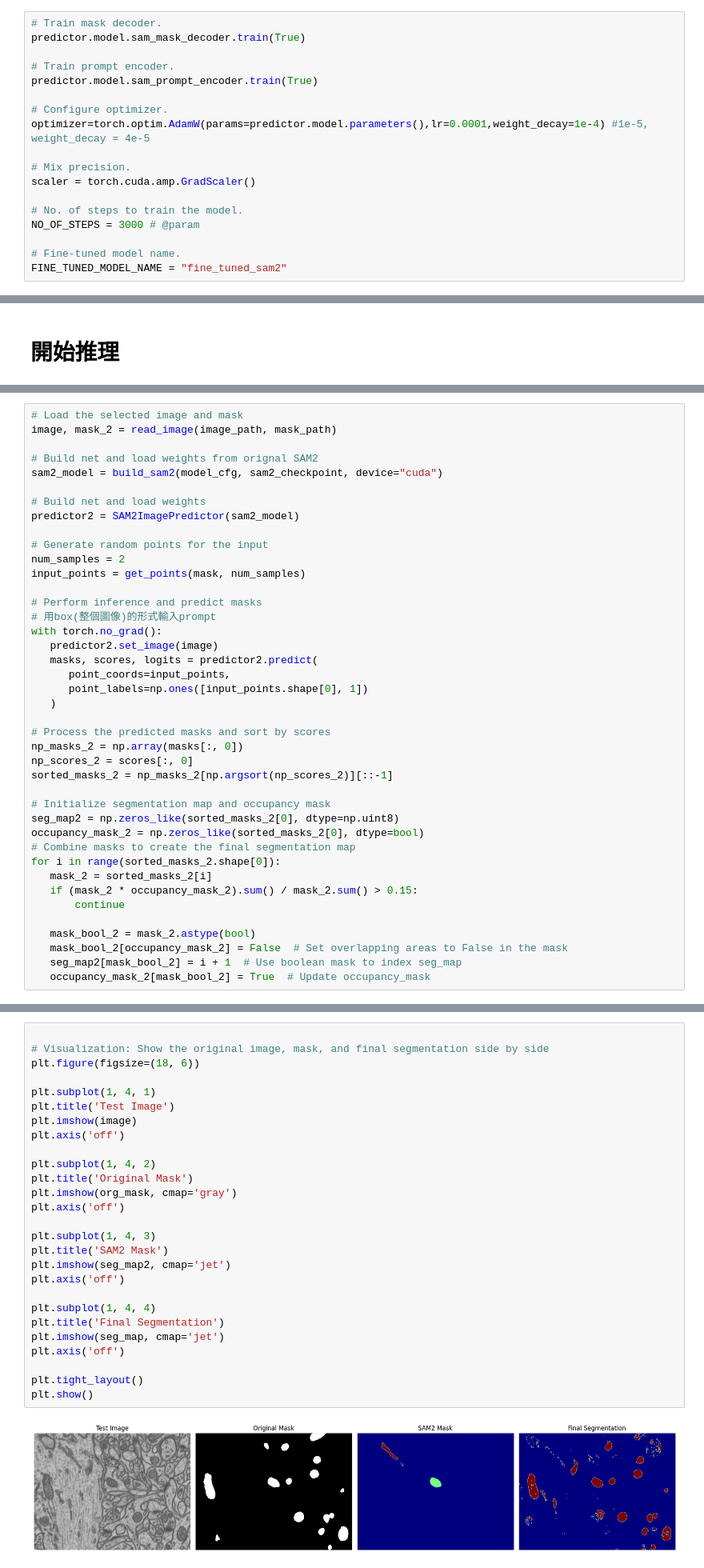
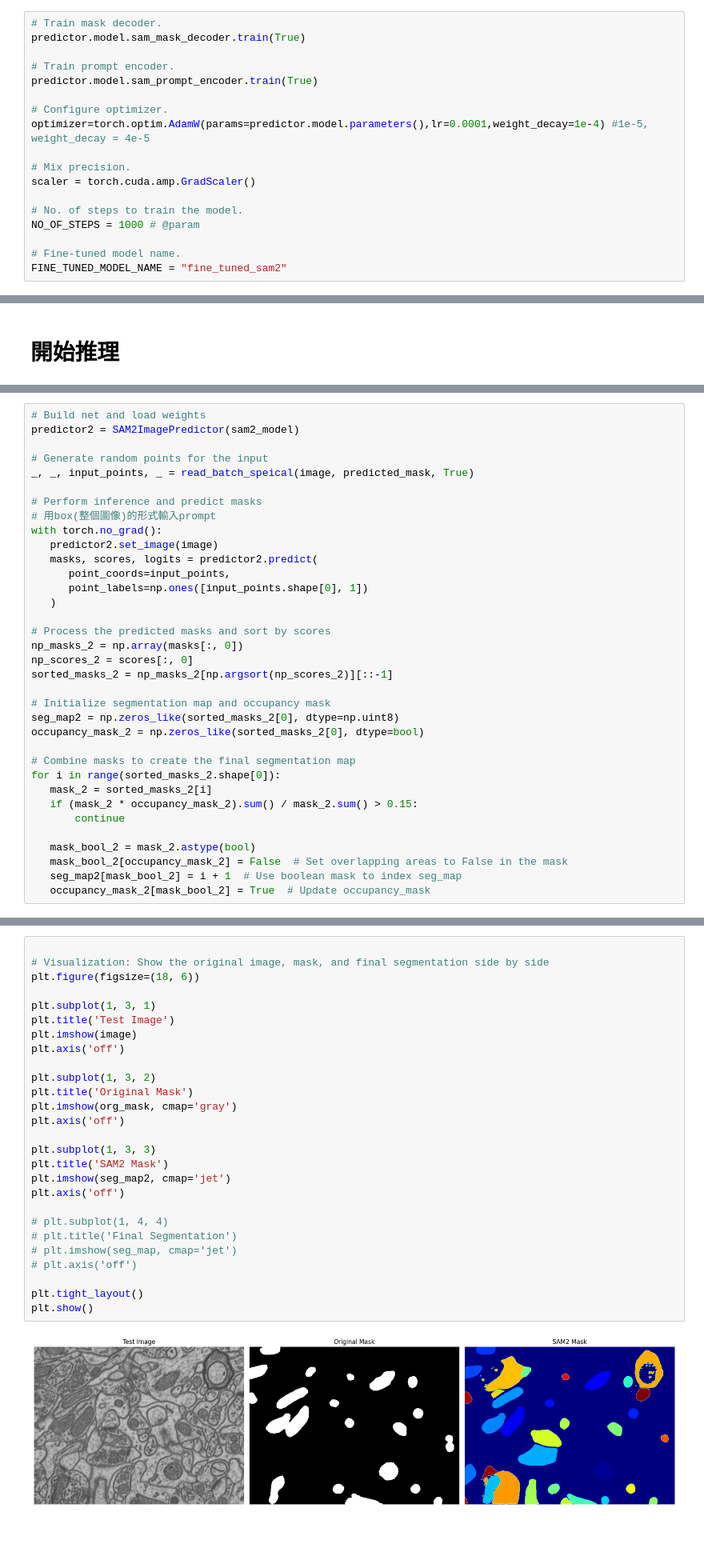
Before and after one commit to tom-choi/sam2, a Jupyter notebook: turnfinesam2.ipynb, the cells around one changed output, grey strips where cells are left out. Shown at 80% size. Saved outputs shown, nothing was run; the diff lists cells and outputs as text; blank space fills up the shorter version.

```diff
--- a/turnfinesam2.ipynb
+++ b/turnfinesam2.ipynb
@@ -159,7 +228,7 @@ optimizer=torch.optim.AdamW(params=predictor.model.parameters(),lr=0.0001,weight
 scaler = torch.cuda.amp.GradScaler()
 
 # No. of steps to train the model.
-NO_OF_STEPS = 3000 # @param
+NO_OF_STEPS = 1000 # @param
 
 # Fine-tuned model name.
 FINE_TUNED_MODEL_NAME = "fine_tuned_sam2"
@@ -338,16 +577,9 @@ Falling back to all available kernels for scaled_dot_product_attention (which ma
 # %%
-# Load the selected image and mask
-image, mask_2 = read_image(image_path, mask_path)
-
-# Build net and load weights from orignal SAM2
-sam2_model = build_sam2(model_cfg, sam2_checkpoint, device="cuda")
-
 # Build net and load weights
 predictor2 = SAM2ImagePredictor(sam2_model)
 
 # Generate random points for the input
-num_samples = 2
-input_points = get_points(mask, num_samples)
+_, _, input_points, _ = read_batch_speical(image, predicted_mask, True)
 
 # Perform inference and predict masks
 # 用box(整個圖像)的形式輸入prompt
@@ -366,6 +598,7 @@ sorted_masks_2 = np_masks_2[np.argsort(np_scores_2)][::-1]
 # Initialize segmentation map and occupancy mask
 seg_map2 = np.zeros_like(sorted_masks_2[0], dtype=np.uint8)
 occupancy_mask_2 = np.zeros_like(sorted_masks_2[0], dtype=bool)
+
 # Combine masks to create the final segmentation map
 for i in range(sorted_masks_2.shape[0]):
    mask_2 = sorted_masks_2[i]
@@ -379,29 +614,29 @@ for i in range(sorted_masks_2.shape[0]):
 # %%
 
 # Visualization: Show the original image, mask, and final segmentation side by side
 plt.figure(figsize=(18, 6))
 
-plt.subplot(1, 4, 1)
+plt.subplot(1, 3, 1)
 plt.title('Test Image')
 plt.imshow(image)
 plt.axis('off')
 
-plt.subplot(1, 4, 2)
+plt.subplot(1, 3, 2)
 plt.title('Original Mask')
 plt.imshow(org_mask, cmap='gray')
 plt.axis('off')
 
-plt.subplot(1, 4, 3)
+plt.subplot(1, 3, 3)
 plt.title('SAM2 Mask')
 plt.imshow(seg_map2, cmap='jet')
 plt.axis('off')
 
-plt.subplot(1, 4, 4)
-plt.title('Final Segmentation')
-plt.imshow(seg_map, cmap='jet')
-plt.axis('off')
+# plt.subplot(1, 4, 4)
+# plt.title('Final Segmentation')
+# plt.imshow(seg_map, cmap='jet')
+# plt.axis('off')
 
 plt.tight_layout()
 plt.show()
 # %% [output]
-[figure, old version]
+[figure, new version]
```
Also changed, not shown: parts of 11 cells of this notebook.
